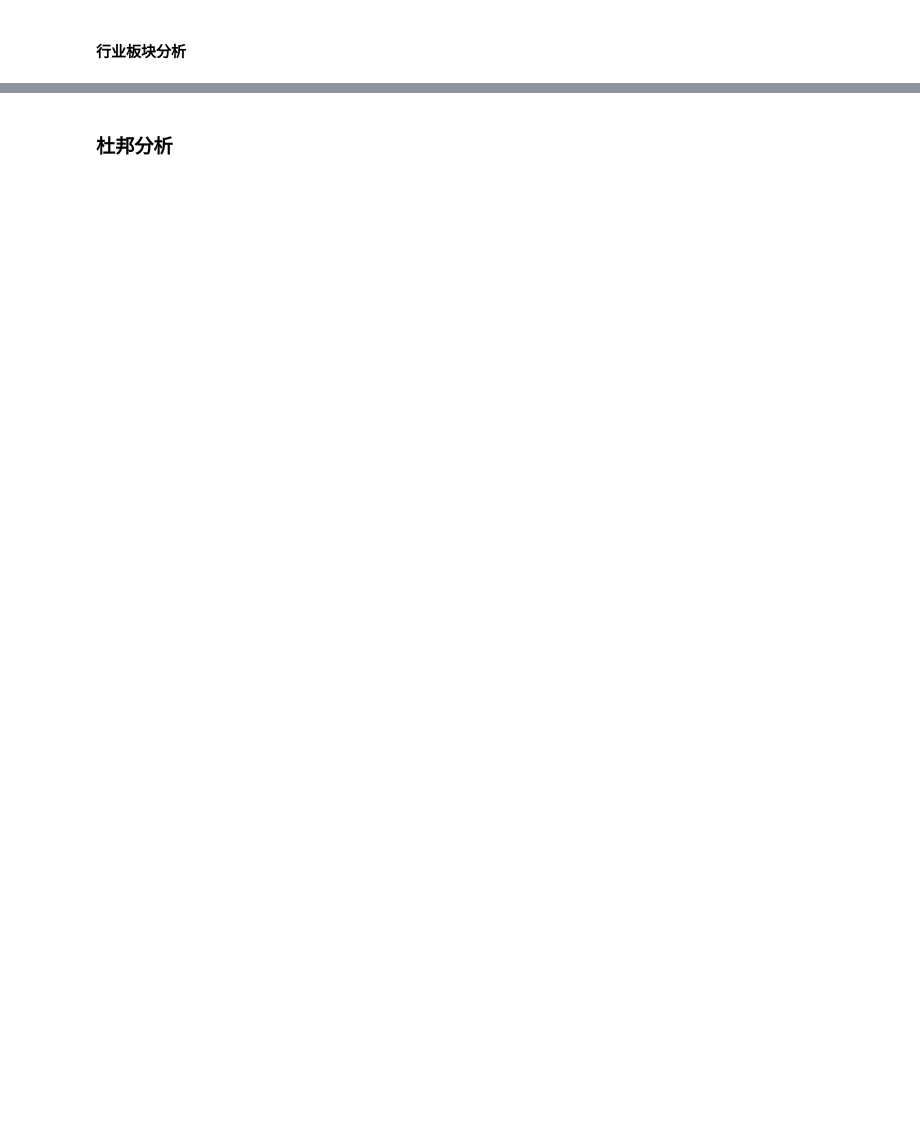
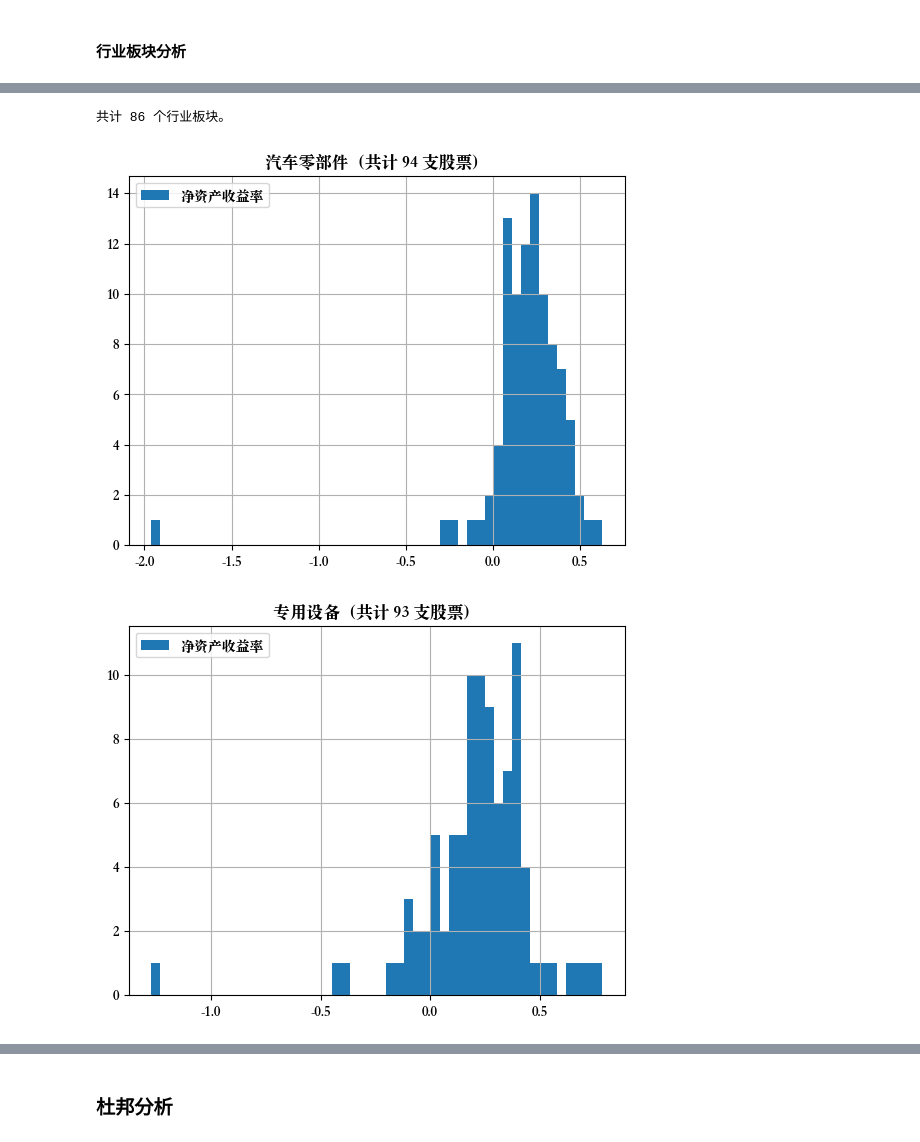
Before and after one commit to TheVeryDarkness/cs410, a Jupyter notebook: 2/2.ipynb, the cells around one changed output, grey strips where cells are left out. Cells and saved outputs as stored; diff of their text form; code cells hidden in the pictures; blank space fills up the shorter version.

```diff
--- a/2/2.ipynb
+++ b/2/2.ipynb
@@ -370,3 +562,22 @@ def process_board(name: str, board: pd.DataFrame) -> pd.DataFrame:
 
 # 可用的股票代码
 codes_real = list(result.index.array)
+
+
+def process_boards(name: str, chinese: str, get_list: Callable[[], pd.DataFrame], getter: Callable[[str], pd.DataFrame]):
+    DIR = pl.Path(f'data/{name}')
+    os.makedirs(DIR, exist_ok=True)
+    board_list = cache(
+        pl.Path(f"data/{name}.pkl"), get_list)
+    boards = {
+        name: cache(pl.Path(DIR / f"{name.replace('/', ',')}.pkl"), lambda: getter(name)) for name in board_list['板块名称']
+    }
+    print(f"共计 {len(boards)} 个{chinese}。")
+
+    boards_res = [(name, process_board(name, board))
+                  for name, board in boards.items()]
+    boards_res.sort(
+        key=lambda x: x[1].shape[0], reverse=True)
+    for name, board in boards_res[:10]:
+        board.hist(bins=50, legend=True)
+        plt.title(name+f"（共计 {board.shape[0]} 支股票）")
@@ -438,0 +601,7 @@ for name, board in industry_boards_res[:10]:
+# %%
+process_boards("industry_board", "行业板块",
+               ak.stock_board_industry_name_em, ak.stock_board_industry_cons_em)
+# %% [output]
+共计 86 个行业板块。
+[figure, added]
+[figure, added]
```
Also changed, not shown: parts of 35 cells of this notebook, 1 other file.
